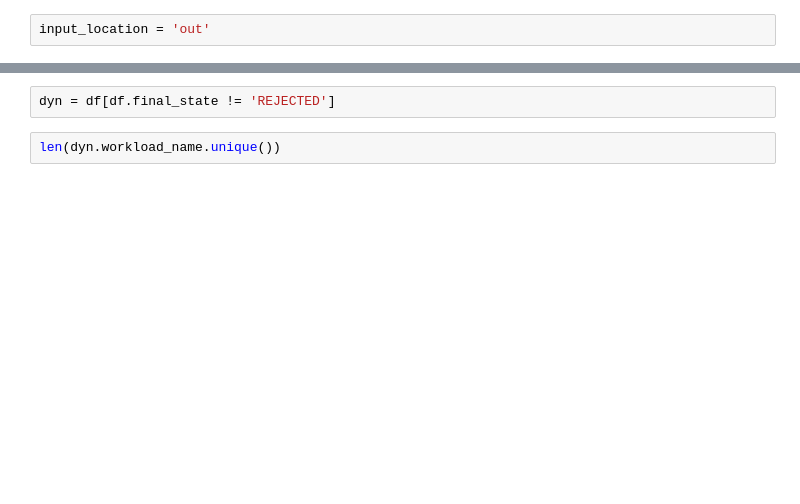
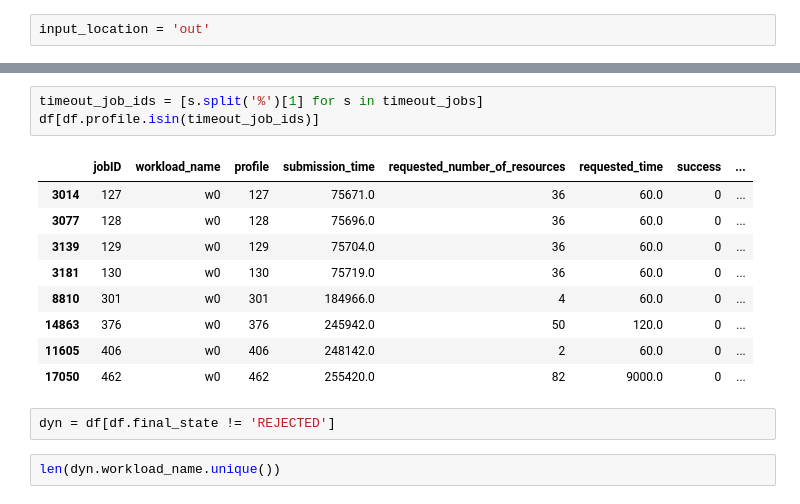
Before and after one commit to jankopanski/Burst-Buffer-Scheduling, a Jupyter notebook: analysis/IO-Times.ipynb, the cells around one changed output, grey strips where cells are left out. Drawn from its saved outputs; the diff is of its cells as text; blank space fills up the shorter version.

```diff
--- a/analysis/IO-Times.ipynb
+++ b/analysis/IO-Times.ipynb
@@ -66,3 +76,16 @@ len(timeout_jobs)
+# %%
+timeout_job_ids = [s.split('%')[1] for s in timeout_jobs]
+df[df.profile.isin(timeout_job_ids)]
+# %% [output]
+|  | jobID | workload_name | profile | submission_time | requested_number_of_resources | requested_time | success | ... |
+| 3014 | 127 | w0 | 127 | 75671.0 | 36 | 60.0 | 0 | ... |
+| 3077 | 128 | w0 | 128 | 75696.0 | 36 | 60.0 | 0 | ... |
+| 3139 | 129 | w0 | 129 | 75704.0 | 36 | 60.0 | 0 | ... |
+| 3181 | 130 | w0 | 130 | 75719.0 | 36 | 60.0 | 0 | ... |
+| 8810 | 301 | w0 | 301 | 184966.0 | 4 | 60.0 | 0 | ... |
+| 14863 | 376 | w0 | 376 | 245942.0 | 50 | 120.0 | 0 | ... |
+| 11605 | 406 | w0 | 406 | 248142.0 | 2 | 60.0 | 0 | ... |
+| 17050 | 462 | w0 | 462 | 255420.0 | 82 | 9000.0 | 0 | ... |
 # %%
 dyn = df[df.final_state != 'REJECTED']
 # %%
```
Also changed, not shown: parts of 15 cells of this notebook, 2 other files.
